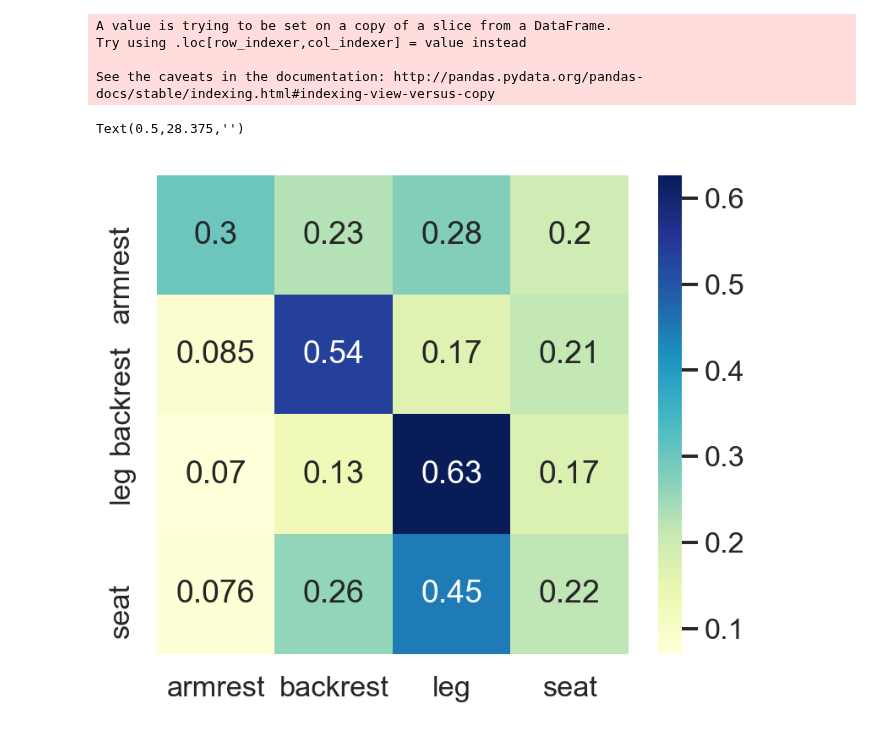
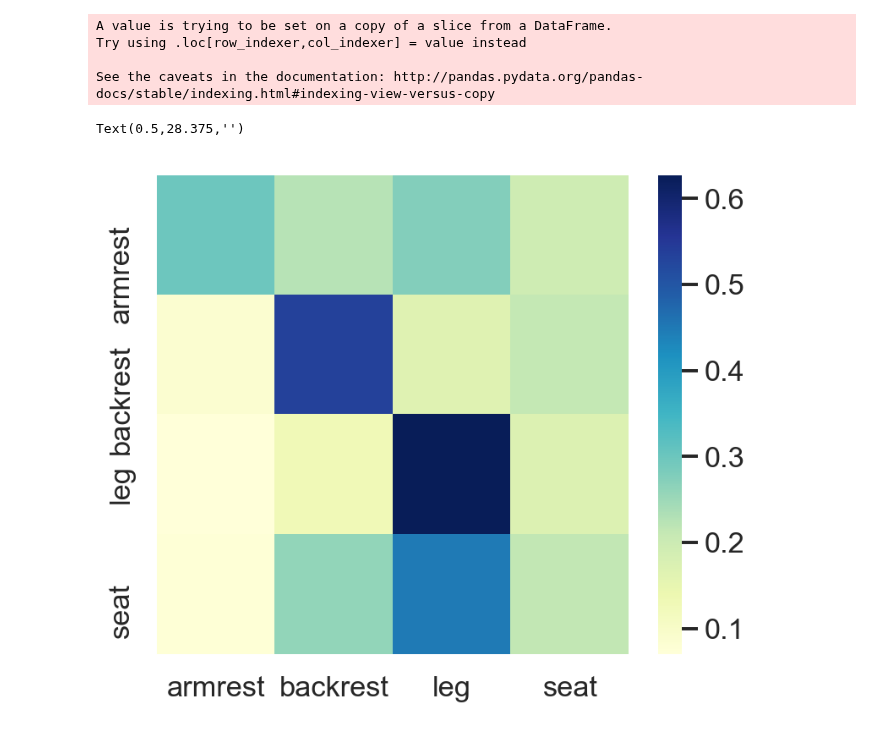
Before and after one commit to cogtoolslab/semantic_parts, a Jupyter notebook: analysis/kushinm/svg_annotation_analysis.ipynb, the cells around one changed output. Saved outputs shown, nothing was run; the diff lists cells and outputs as text; code cells hidden in the pictures.

```diff
--- a/analysis/kushinm/svg_annotation_analysis.ipynb
+++ b/analysis/kushinm/svg_annotation_analysis.ipynb
@@ -569,5 +587,7 @@ stroke_df= D.groupby(['stroke_id']).agg(lambda x:x.value_counts().index[0])
+# %%
+stroke_df=stroke_df.rename(columns = {0:'stroke_svg'})
 # %%
-stroke_vector=np.zeros((len(stroke_df),6), dtype='a50')
+stroke_vector=np.zeros((len(stroke_df),7), dtype='a50')
 # %%
 ##Creating a new vector where each row is a stroke with its corresponding sketch_id, label, and stroke_order
 
@@ -580,11 +600,11 @@ for sketch in unique_sketches:
     for s,this_stroke in enumerate(unique_strokes):
         stroke_df1=stroke_df0[stroke_df0['stroke_num']==this_stroke]
         label= stroke_df1['label'][0]
-        stroke_vector[_ind,]= [stroke_df1['sketch_id'][0],stroke_df1.index[0],label,stroke_df1['stroke_num'][0],stroke_df1['condition'][0],stroke_df1['target'][0]]
+        stroke_vector[_ind,]= [stroke_df1['sketch_id'][0],stroke_df1.index[0],label,stroke_df1['stroke_num'][0],stroke_df1['condition'][0],stroke_df1['target'][0],stroke_df1['stroke_svg'][0]]
         _ind+=1
 # %%
 #Creating a dataframe from our new vector
-stroke_df_lite= pd.DataFrame(data=stroke_vector, columns = ['sketch_id','stroke_id','label','stroke_num','condition','target'])
+stroke_df_lite= pd.DataFrame(data=stroke_vector, columns = ['sketch_id','stroke_id','label','stroke_num','condition','target','stroke_svg'])
 stroke_df_lite.stroke_num=pd.to_numeric(stroke_df_lite.stroke_num)
 # %%
 ##Creating some fluff to make sure our matrices have rows/columns for all labels
@@ -639,11 +637,11 @@ See the caveats in the documentation: http://pandas.pydata.org/pandas-docs/stabl
 # %%
 ##Visualizing aggregate matrix
 fig,ax=plt.subplots(1, 1, figsize = (6, 5), dpi=150)
 agg_matrix= sum(list(tm_dict.values()))
 agg_matrix = agg_matrix.div(agg_matrix.sum(axis=1), axis=0)
-sns.heatmap(plotty, annot=True,cmap="YlGnBu")
+sns.heatmap(agg_matrix,cmap="YlGnBu")
 ax.set_ylabel('')
 ax.set_xlabel('')
 # %% [output]
 Text(0.5,28.375,'')
-[figure, old version]
+[figure, new version]
```
Also changed, not shown: parts of 50 cells of this notebook.
